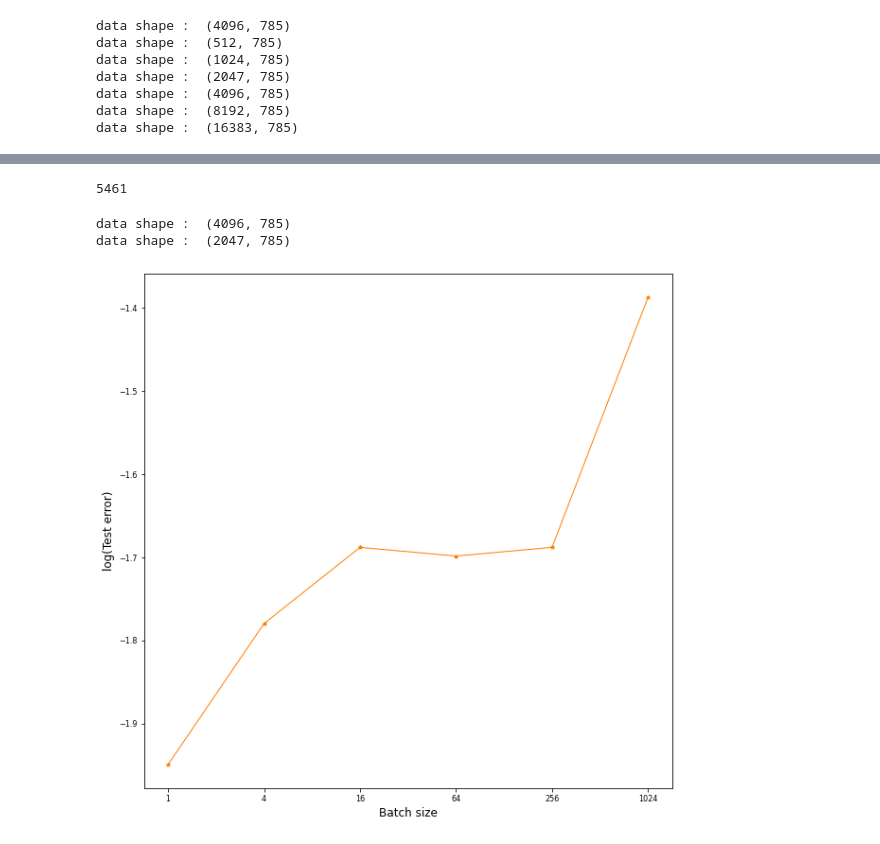
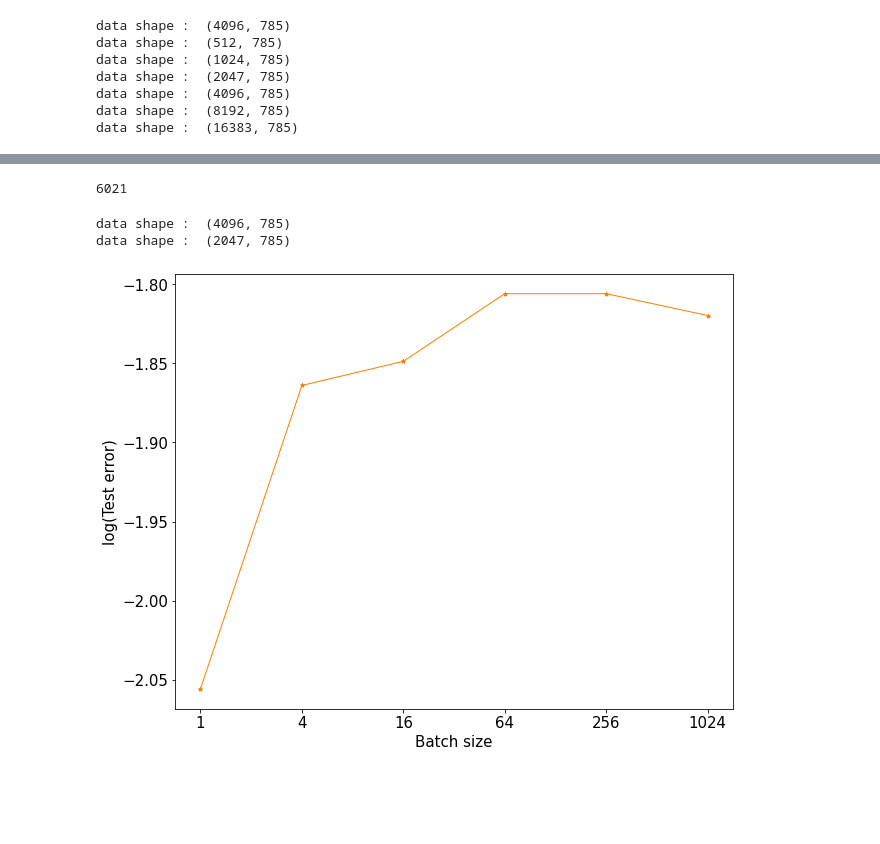
Before and after one commit to MH-Lee/IE513_project, a Jupyter notebook: realdata_experiment_multiclass.ipynb, the cells around one changed output, grey strips where cells are left out. Drawn from its saved outputs; the diff is of its cells as text; code cells hidden in the pictures; blank space fills up the shorter version.

```diff
--- a/realdata_experiment_multiclass.ipynb
+++ b/realdata_experiment_multiclass.ipynb
@@ -169,13 +210,13 @@ plot_figure("Training set size", "Norm", FLAGS["n_train_list"],
 # %%
 # Hyperparams
-FLAGS = {
+FLAGS_2 = {
     "batch_size": [1, 4, 16, 64, 256, 1024],
     "input_dim": 784,
     "n_classes" : 10,
     "width" : 1000,
-    "depth" : 2,
+    "depth" : 3,
     "learning_rate" : 0.01,
-    "threshold" : 0.02, # Proportion of training points can we ignore
+    "threshold" : 0.015, # Proportion of training points can we ignore
     "margin" : 10, # Margin that needs to be achieved on most of the training points
     "n_train" : 4096,
     "n_test" : 2048,
@@ -186,15 +227,16 @@ GAIN = 0.5
 BIAS_VALUE = 1.0
 # %%
 dir_path = './experiment_result/'
-sub_dir_path =  dir_path + '{}_gain_{}_bias_{}_batch2/'.format(DATA_MODE, GAIN, BIAS_VALUE)
-FLAGS['path'] = sub_dir_path
+sub_dir_path =  dir_path + '{}_gain_{}_bias_{}_batch3/'.format(DATA_MODE, GAIN, BIAS_VALUE)
+FLAGS_2['path'] = sub_dir_path
 # %%
 os.makedirs(dir_path, exist_ok=True)
 os.makedirs(sub_dir_path, exist_ok=True)
 # %%
-test_error_path = FLAGS['path'] + 'test_error.png'
-test_bound_path = FLAGS['path'] + 'test_error_bound.png'
-test_norm_path = FLAGS['path'] + 'test_spectral_norm.png'
+test_error_path = FLAGS_2['path'] + 'test_error.png'
+test_bound_path = FLAGS_2['path'] + 'test_error_bound.png'
+test_norm_path = FLAGS_2['path'] + 'test_spectral_norm.png'
+test_distance_path = FLAGS_2['path'] + 'test_distance.png'
 # %%
 def init_weights(m):
     if type(m) == nn.Linear:
@@ -211,14 +253,14 @@ initial_dict_4 = init_model_4.state_dict()
 del init_model_4
 gc.collect()
 # %% [output]
-5461
+6021
 # %%
 # We sample a test set, and multiple independent draws of training sets of varying sizes
-training_dataset_batch = dataset_sampling(tr_mnist, FLAGS["n_train"], binary=False)
-test_dataset_batch = dataset_sampling(te_mnist, FLAGS['n_test'], binary=False)
+training_dataset_batch = dataset_sampling(tr_mnist, FLAGS_2["n_train"], binary=False)
+test_dataset_batch = dataset_sampling(te_mnist, FLAGS_2['n_test'], binary=False)
 
 # Note that the function get_random_data is not visible in the blog, but can be found in the notebook after downloading
-FLAGS["n_experiments"] = len(FLAGS["batch_size"])
+FLAGS_2["n_experiments"] = len(FLAGS_2["batch_size"])
 # %% [output]
 data shape :  (4096, 785)
 data shape :  (2047, 785)
@@ -294,10 +336,10 @@ for k in range(FLAGS["n_experiments"]):
 #     final_dicts_batch[k] = model_4.state_dict()
     torch.cuda.empty_cache()
 # %%
-plot_figure("Batch size", "Test error", FLAGS["batch_size"],
-            test_errors_list_batch, xticks=FLAGS["batch_size"], save_path=test_error_path)
+plot_figure("Batch size", "Test error", FLAGS_2["batch_size"],
+            test_errors_list_batch, xticks=FLAGS_2["batch_size"], save_path=test_error_path)
 # %% [output]
-[figure, old version]
+[figure, new version]
 # %%
 bounds_batchs = [[],[],[]]
 
```
Also changed, not shown: parts of 13 cells of this notebook, 4 other files.
